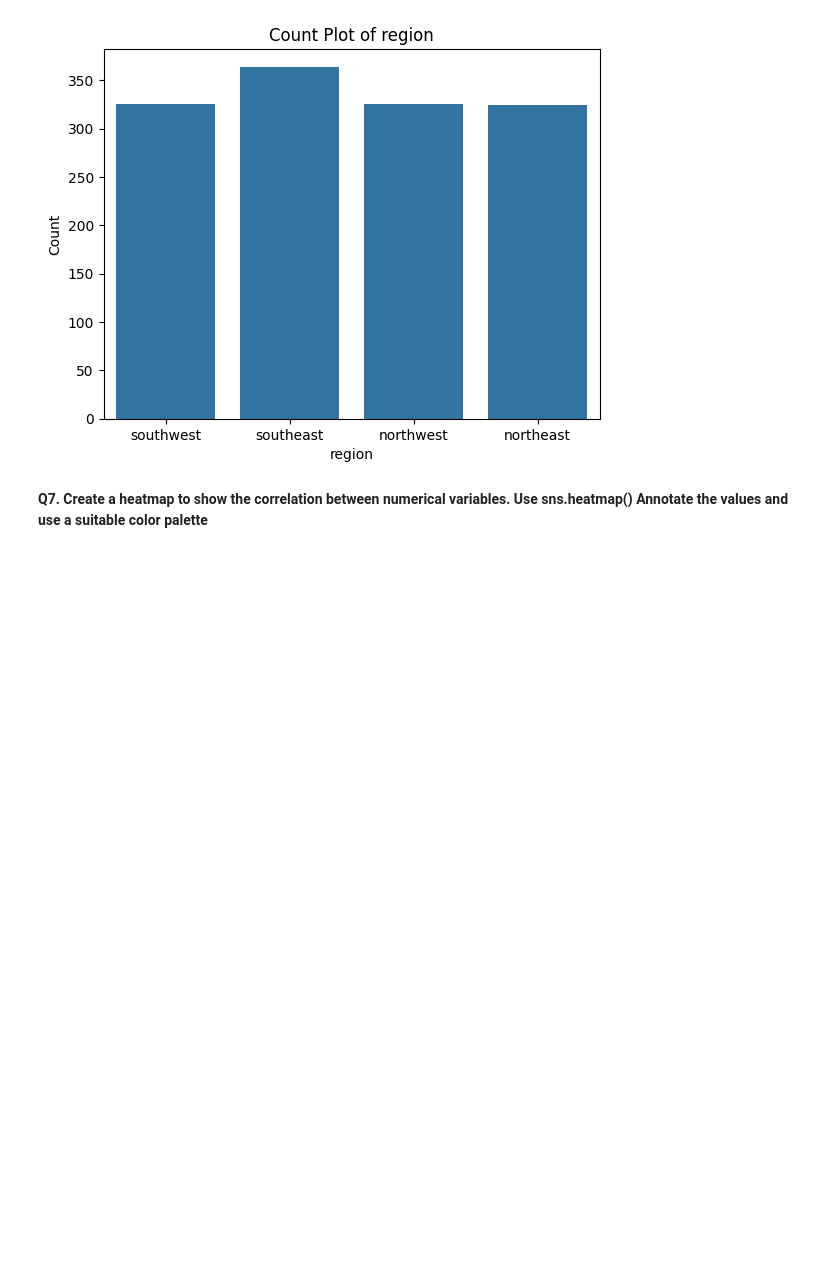
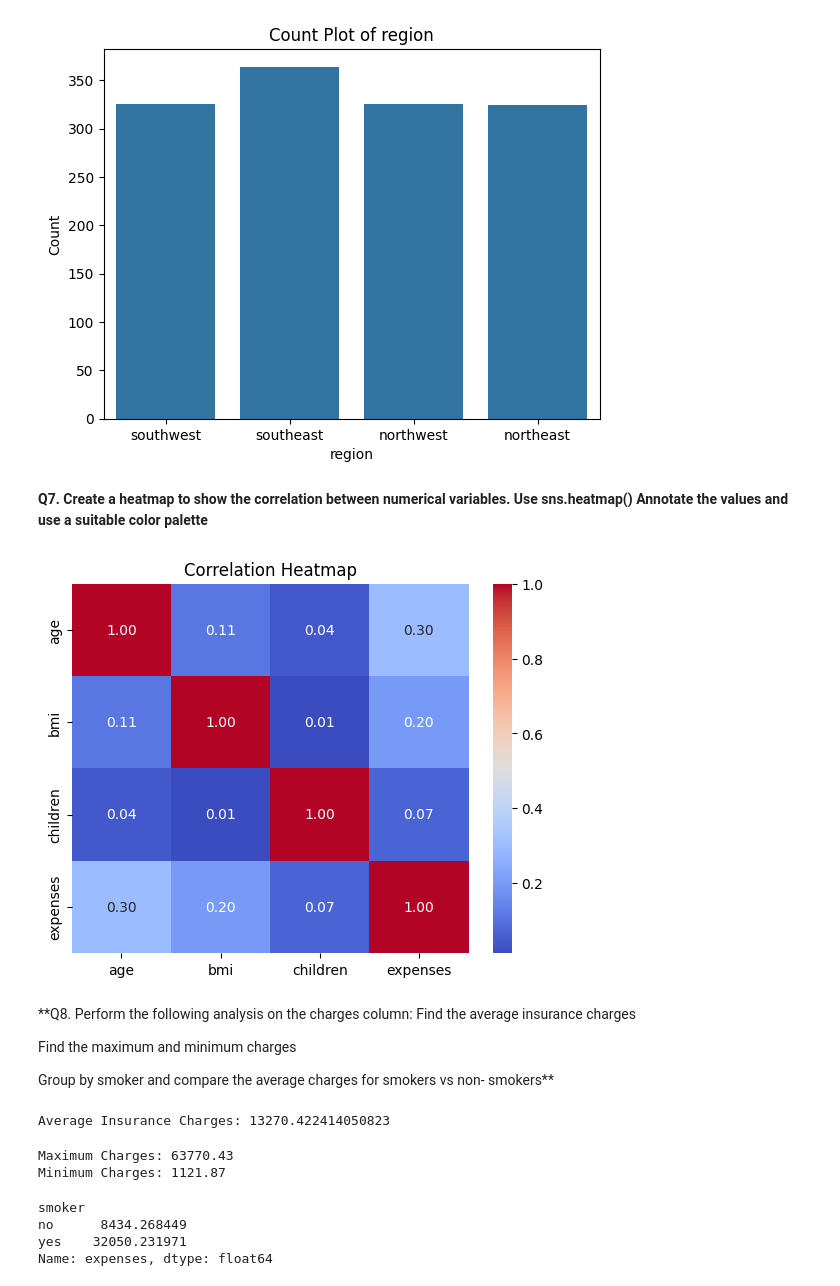
Before and after one commit to vaibhavkatex/The-Internship-2026, a Jupyter notebook: Session__16.ipynb, the cells around one changed output. Saved outputs shown, nothing was run; the diff lists cells and outputs as text; code cells hidden in the pictures; blank space fills up the shorter version.

```diff
--- a/Session__16.ipynb
+++ b/Session__16.ipynb
@@ -162,3 +163,48 @@ for col in cat_cols:
 **Q7. Create a heatmap to show the correlation between numerical variables.
 Use sns.heatmap()
 Annotate the values and use a suitable color palette**
+# %%
+# Correlation matrix
+correlation = df.corr(numeric_only=True)
+
+# Heatmap
+sns.heatmap(correlation,
+            annot=True,      # Values show karega
+            cmap='coolwarm', # Color palette
+            fmt=".2f")       # 2 decimal places
+
+plt.title("Correlation Heatmap")
+plt.show()
+# %% [output]
+[figure, added]
+# %% [markdown]
+**Q8. Perform the following analysis on the charges column:
+Find the average insurance charges
+
+Find the maximum and minimum charges
+
+Group by smoker and compare the average charges for smokers vs non-
+smokers**
+# %%
+average_charges = df['expenses'].mean()
+print("Average Insurance Charges:", average_charges)
+# %% [output]
+Average Insurance Charges: 13270.422414050823
+# %%
+max_charges = df['expenses'].max()
+min_charges = df['expenses'].min()
+
+print("Maximum Charges:", max_charges)
+print("Minimum Charges:", min_charges)
+# %% [output]
+Maximum Charges: 63770.43
+Minimum Charges: 1121.87
+# %%
+smoker_avg = df.groupby('smoker')['expenses'].mean()
+
+print(smoker_avg)
+# %% [output]
+smoker
+no      8434.268449
+yes    32050.231971
+Name: expenses, dtype: float64
```
Also changed, not shown: parts of 7 cells of this notebook.
